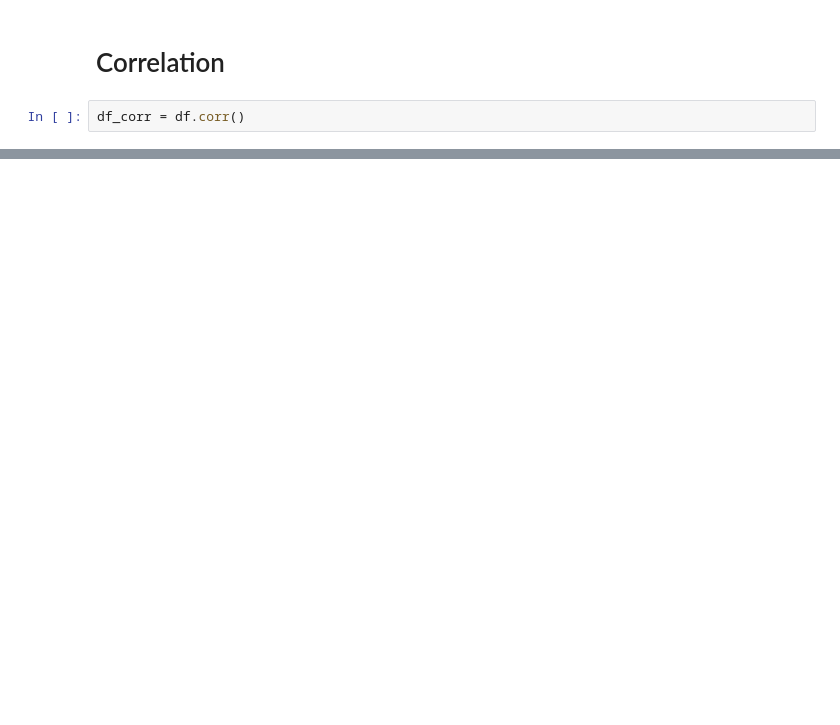
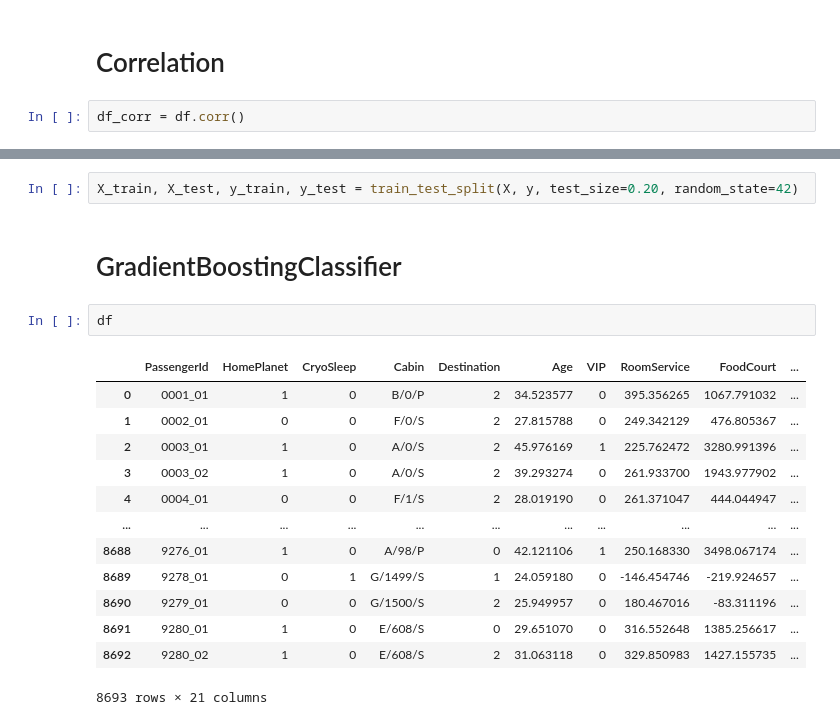
Before and after one commit to team-pass-ds/Spaceship-Titanic, a Jupyter notebook: notebooks/Comp-notebook.ipynb, the cells around one changed output, grey strips where cells are left out. Saved outputs shown, nothing was run; the diff lists cells and outputs as text; blank space fills up the shorter version.

```diff
--- a/notebooks/Comp-notebook.ipynb
+++ b/notebooks/Comp-notebook.ipynb
@@ -530,0 +558,20 @@ plt.show()
+# %%
+X_train, X_test, y_train, y_test = train_test_split(X, y, test_size=0.20, random_state=42)
+# %% [markdown]
+# GradientBoostingClassifier
+# %%
+df
+# %% [output]
+|  | PassengerId | HomePlanet | CryoSleep | Cabin | Destination | Age | VIP | RoomService | FoodCourt | ... |
+| 0 | 0001_01 | 1 | 0 | B/0/P | 2 | 34.523577 | 0 | 395.356265 | 1067.791032 | ... |
+| 1 | 0002_01 | 0 | 0 | F/0/S | 2 | 27.815788 | 0 | 249.342129 | 476.805367 | ... |
+| 2 | 0003_01 | 1 | 0 | A/0/S | 2 | 45.976169 | 1 | 225.762472 | 3280.991396 | ... |
+| 3 | 0003_02 | 1 | 0 | A/0/S | 2 | 39.293274 | 0 | 261.933700 | 1943.977902 | ... |
+| 4 | 0004_01 | 0 | 0 | F/1/S | 2 | 28.019190 | 0 | 261.371047 | 444.044947 | ... |
+| ... | ... | ... | ... | ... | ... | ... | ... | ... | ... | ... |
+| 8688 | 9276_01 | 1 | 0 | A/98/P | 0 | 42.121106 | 1 | 250.168330 | 3498.067174 | ... |
+| 8689 | 9278_01 | 0 | 1 | G/1499/S | 1 | 24.059180 | 0 | -146.454746 | -219.924657 | ... |
+| 8690 | 9279_01 | 0 | 0 | G/1500/S | 2 | 25.949957 | 0 | 180.467016 | -83.311196 | ... |
+| 8691 | 9280_01 | 1 | 0 | E/608/S | 0 | 29.651070 | 0 | 316.552648 | 1385.256617 | ... |
+| 8692 | 9280_02 | 1 | 0 | E/608/S | 2 | 31.063118 | 0 | 329.850983 | 1427.155735 | ... |
+8693 rows × 21 columns
```
Also changed, not shown: parts of 9 cells of this notebook.
